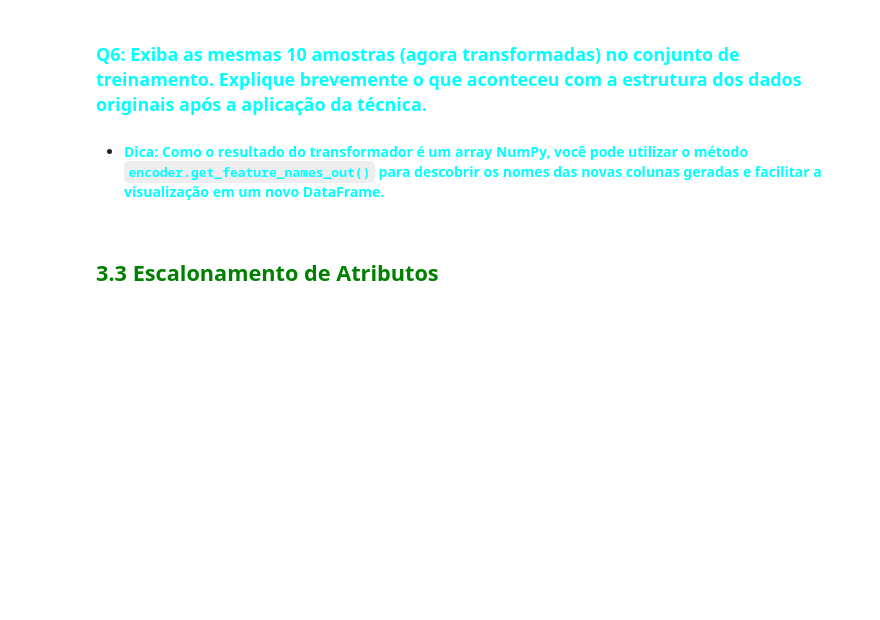
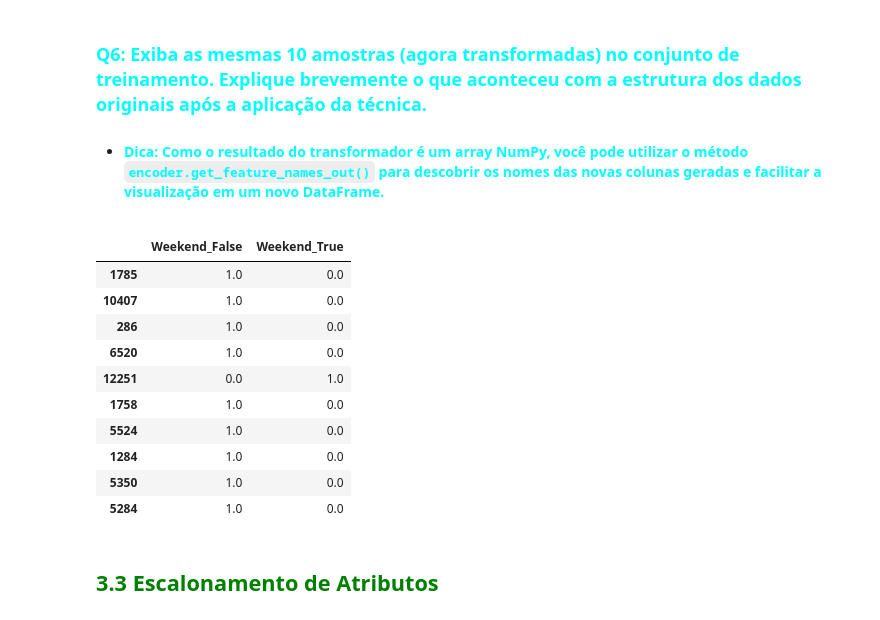
Before and after one commit to MatheusAndrade23/E08-L2-Project, a Jupyter notebook: lab/C24_2026_1_L1_Atividade_04_355.ipynb, the cells around one changed output. Cells and saved outputs as stored; diff of their text form; code cells hidden in the pictures; blank space fills up the shorter version.

```diff
--- a/lab/C24_2026_1_L1_Atividade_04_355.ipynb
+++ b/lab/C24_2026_1_L1_Atividade_04_355.ipynb
@@ -119,9 +133,37 @@ Variáveis categóricas escolhidas: Browser e Region
 ### <font color='cyan'>Q5: Aplique a técnica de `One-Hot Encoding` na variável escolhida utilizando a biblioteca scikit-learn.</font>
 - #### <font color='cyan'>Lembre-se de utilizar o método `fit_transform` no conjunto de treinamento e apenas `transform` no conjunto de teste.</font>
 - #### <font color='cyan'>Observação: Ao instanciar o `OneHotEncoder`, utilize os parâmetros `sparse_output=False` (para facilitar a visualização dos dados como um array tradicional) e `handle_unknown='ignore'` (para evitar erros caso o conjunto de teste contenha alguma categoria que não existia no conjunto de treinamento).</font>
+# %%
+from sklearn.preprocessing import OneHotEncoder
+
+enc = OneHotEncoder(sparse_output=False, handle_unknown='ignore')
+X_train_weekend_encoded = enc.fit_transform(X_train[['Weekend']])
+X_test_weekend_encoded = enc.transform(X_test[['Weekend']])
 # %% [markdown]
 ### <font color='cyan'>Q6: Exiba as mesmas 10 amostras (agora transformadas) no conjunto de treinamento. Explique brevemente o que aconteceu com a estrutura dos dados originais após a aplicação da técnica.</font>
 - #### <font color='cyan'>Dica: Como o resultado do transformador é um array NumPy, você pode utilizar o método `encoder.get_feature_names_out()` para descobrir os nomes das novas colunas geradas e facilitar a visualização em um novo DataFrame.</font>
+# %%
+enc.get_feature_names_out()
+
+X_train_weekend_encoded_df = pd.DataFrame(
+    X_train_weekend_encoded,
+    columns=enc.get_feature_names_out(),
+    index=X_train.index
+)
+
+X_train_weekend_encoded_df.head(10)
+# %% [output]
+|  | Weekend_False | Weekend_True |
+| 1785 | 1.0 | 0.0 |
+| 10407 | 1.0 | 0.0 |
+| 286 | 1.0 | 0.0 |
+| 6520 | 1.0 | 0.0 |
+| 12251 | 0.0 | 1.0 |
+| 1758 | 1.0 | 0.0 |
+| 5524 | 1.0 | 0.0 |
+| 1284 | 1.0 | 0.0 |
+| 5350 | 1.0 | 0.0 |
+| 5284 | 1.0 | 0.0 |
 # %% [markdown]
 ## <font color='green'>**3.3 Escalonamento de Atributos**</font>
 # %% [markdown]
```
Also changed, not shown: parts of 2 cells of this notebook.
